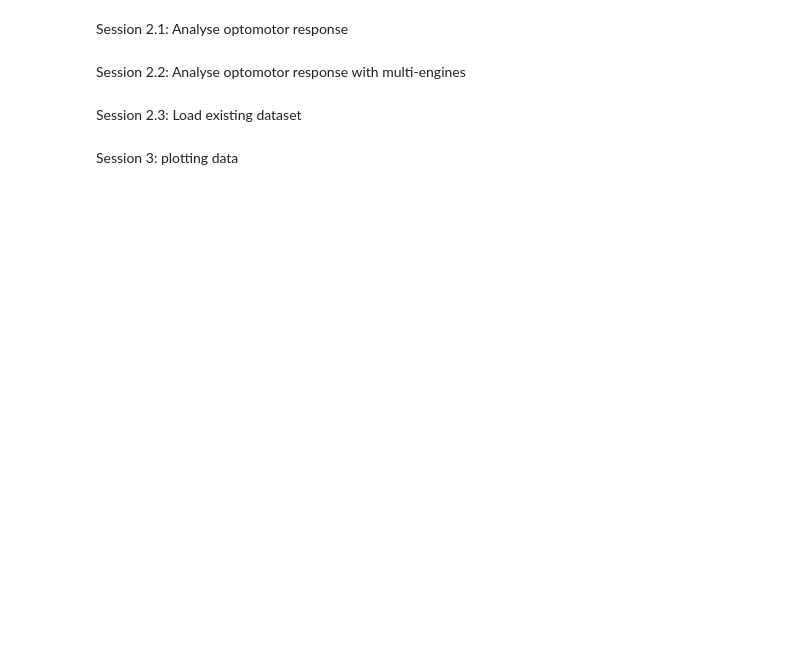
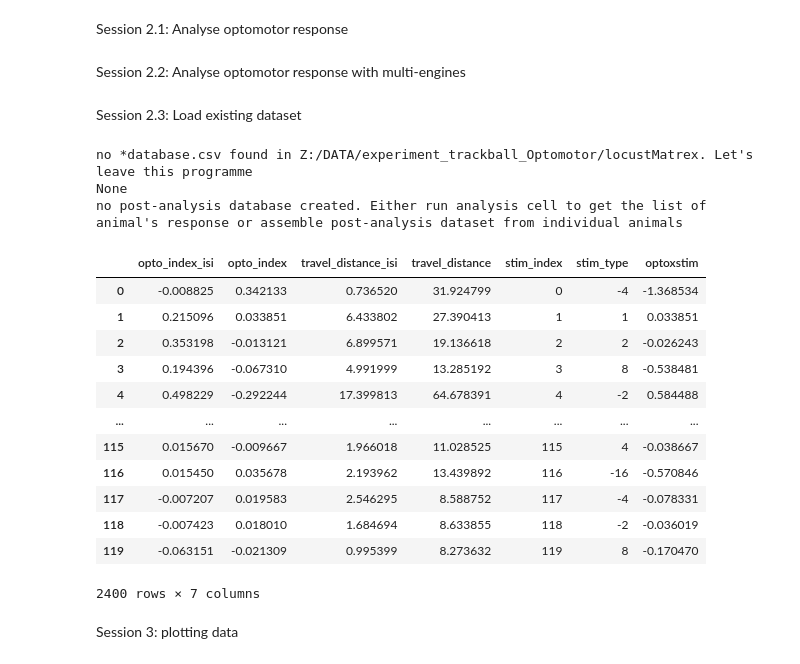
Before and after one commit to chiyu1203/bonfic, a Jupyter notebook: bonfic_tutorial.ipynb, the cells around one changed output. Drawn from its saved outputs; the diff is of its cells as text; code cells hidden in the pictures; blank space fills up the shorter version.

Commit message:
finish analysing gregarious locusts' response to drifting gratings at matrexVR

```diff
--- a/bonfic_tutorial.ipynb
+++ b/bonfic_tutorial.ipynb
@@ -73,7 +73,7 @@ Session 0.2: Load animal directory as a list
 ## In this project, we usually have one dat file in that folder so there is no confusion
 dir_list = []
 file_type=".dat"
-for root, dirs, files in os.walk(thisDataset):
+for root, dirs, files in os.walk(this_dataset_dir):
     if analysis_methods.get("experiment_name") in root.split(
         os.path.sep
     ):  ## add this condition to avoid data from other experiments
@@ -171,7 +130,7 @@ if analysis_methods.get("load_experiment_condition_from_database") == True:
     ID_array=animal_of_interest["ID"].values
     dir_list = [
     root.replace("\\", "/")
-    for root, dirs, files in os.walk(thisDataset)
+    for root, dirs, files in os.walk(this_dataset_dir)
     if any(ID in root for ID in ID_array)
     and experiment_name in root.split(os.path.sep)
     and any(name.endswith(file_type) for name in files)
@@ -179,7 +138,7 @@ if analysis_methods.get("load_experiment_condition_from_database") == True:
 else:
     ## this cell searches for a folder with a specified experiment_name under the dataset path and list up all the hdf5 file in that folder.
     ## However,some changes need to be made once we do sleap or deeplabcut where there are more than one H5 file generated
-    for root, dirs, files in os.walk(thisDataset):
+    for root, dirs, files in os.walk(this_dataset_dir):
         if analysis_methods.get("experiment_name") in root.split(os.path.sep):## add this condition to avoid data from other experiments
             if any(name.endswith(file_type) for name in files):
                 dir_list.append(root.replace("\\", "/"))
@@ -213,7 +172,7 @@ output1_across_exp=[]
 output2_across_exp=[]
 output3_across_exp=[]
 output4_across_exp=[]
-for this_dir in dir_list[23:]:
+for this_dir in dir_list[:20]:
     if "archive" in this_dir:
         print(f"skip archive folder for {this_dir}")
         continue
@@ -300,3 +259,47 @@ for result in results:
 rc.shutdown()
 # %% [markdown]
 Session 2.3: Load existing dataset
+# %%
+database_pattern = "*database.csv"
+load_existing_dataset=True
+this_database = find_file(this_dataset_dir, database_pattern)
+individual_readout_pattern="*velocity.npy"
+print(this_database)
+if this_database is None or this_database.is_file()==False:
+    print("no post-analysis database created. Either run analysis cell to get the list of animal's response or assemble post-analysis dataset from individual animals")
+    if 'output0_across_exp' in locals():
+        df=pd.DataFrame(pd.concat(output0_across_exp))
+    else:
+        for this_dir in dir_list[:3]:
+            this_file = find_file(this_dir, individual_readout_pattern)
+            if this_file.is_file()==True:
+                print({f"npy file is found. Let's assemble them"})
+                arr=np.load(this_file)
+                print(arr.shape)
+            else:
+                print({f"no npy file created in this path: {this_dir}. Skip this animal"})
+                continue
+elif load_existing_dataset==True:
+    print("load csv into pandas dataframe")
+else:
+    print("do not know what to do here")
+# %% [output]
+no *database.csv found in Z:/DATA/experiment_trackball_Optomotor/locustMatrex. Let's leave this programme
+None
+no post-analysis database created. Either run analysis cell to get the list of animal's response or assemble post-analysis dataset from individual animals
+# %%
+df
+# %% [output]
+|  | opto_index_isi | opto_index | travel_distance_isi | travel_distance | stim_index | stim_type | optoxstim |
+| 0 | -0.008825 | 0.342133 | 0.736520 | 31.924799 | 0 | -4 | -1.368534 |
+| 1 | 0.215096 | 0.033851 | 6.433802 | 27.390413 | 1 | 1 | 0.033851 |
+| 2 | 0.353198 | -0.013121 | 6.899571 | 19.136618 | 2 | 2 | -0.026243 |
+| 3 | 0.194396 | -0.067310 | 4.991999 | 13.285192 | 3 | 8 | -0.538481 |
+| 4 | 0.498229 | -0.292244 | 17.399813 | 64.678391 | 4 | -2 | 0.584488 |
+| ... | ... | ... | ... | ... | ... | ... | ... |
+| 115 | 0.015670 | -0.009667 | 1.966018 | 11.028525 | 115 | 4 | -0.038667 |
+| 116 | 0.015450 | 0.035678 | 2.193962 | 13.439892 | 116 | -16 | -0.570846 |
+| 117 | -0.007207 | 0.019583 | 2.546295 | 8.588752 | 117 | -4 | -0.078331 |
+| 118 | -0.007423 | 0.018010 | 1.684694 | 8.633855 | 118 | -2 | -0.036019 |
+| 119 | -0.063151 | -0.021309 | 0.995399 | 8.273632 | 119 | 8 | -0.170470 |
+2400 rows × 7 columns
```
Also changed, not shown: parts of 9 cells of this notebook, 2 other files.
